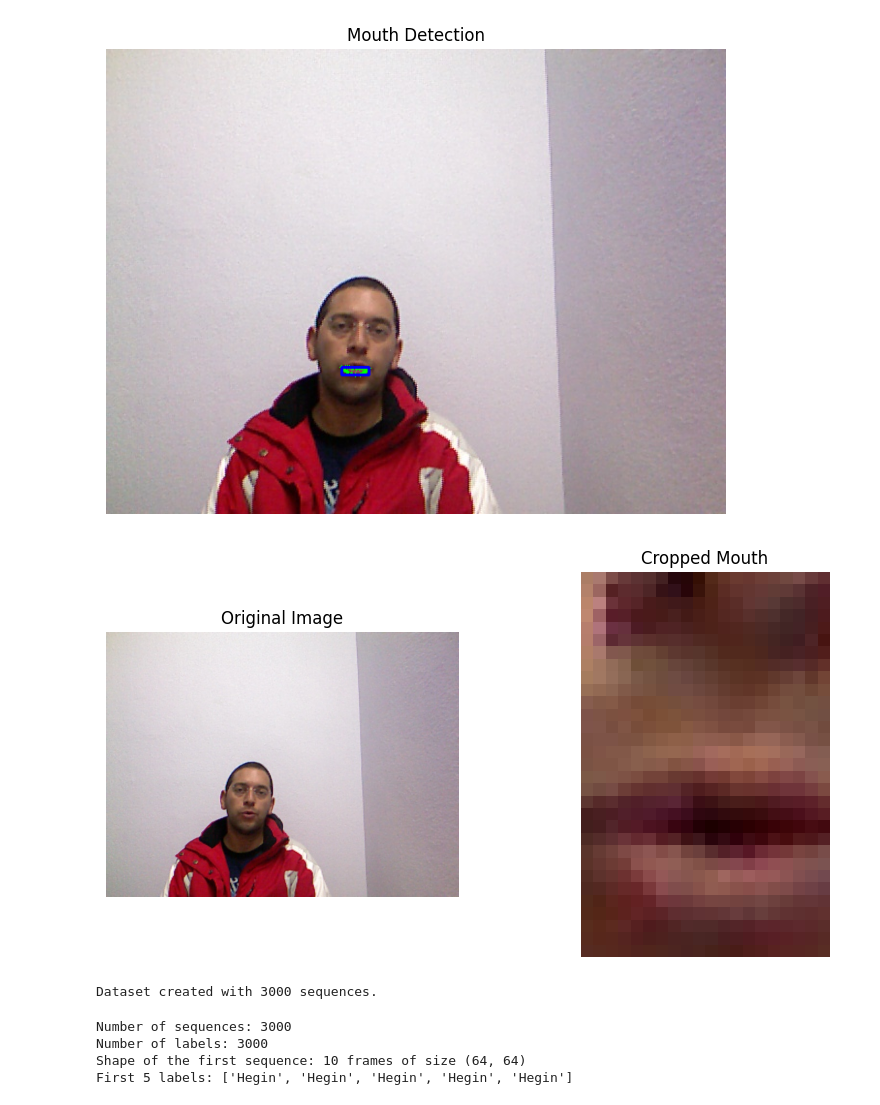
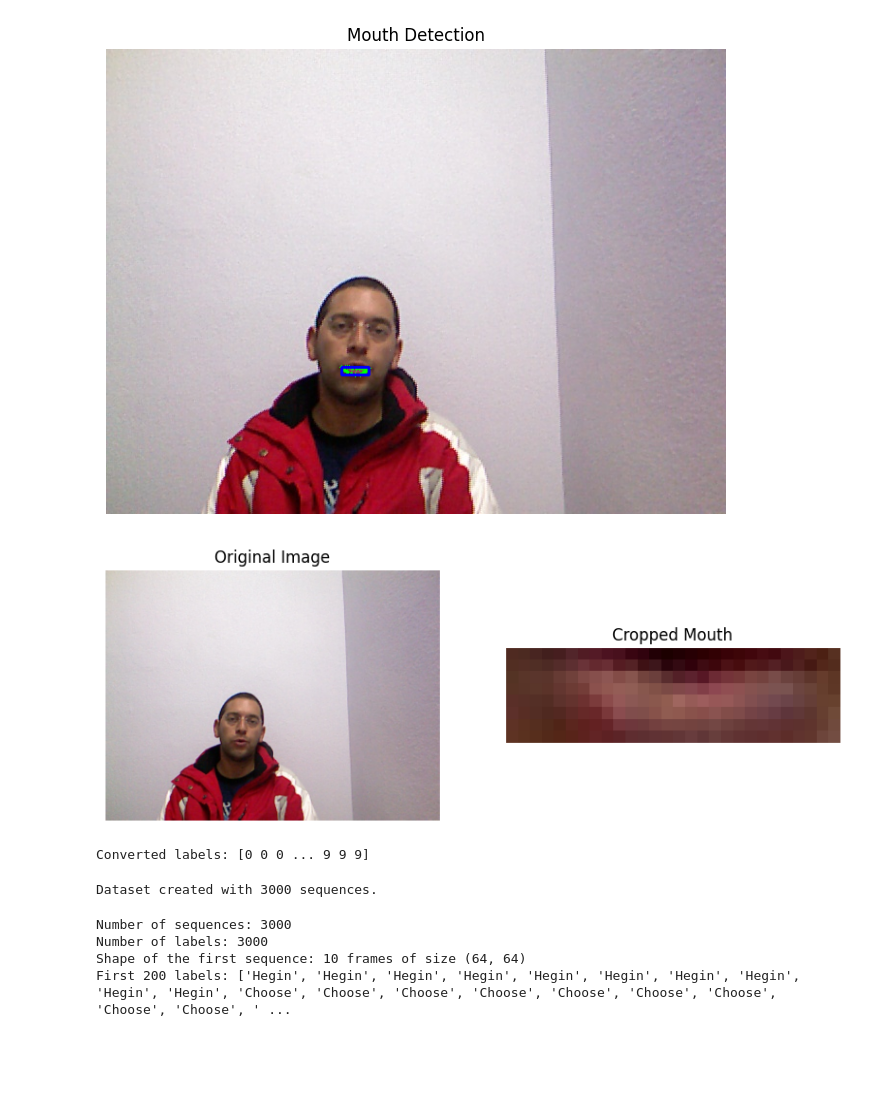
Before and after one commit to hatrigui/LipReading, a Jupyter notebook: LipReading.ipynb, the cells around one changed output. Saved outputs shown, nothing was run; the diff lists cells and outputs as text; code cells hidden in the pictures; blank space fills up the shorter version.

```diff
--- a/LipReading.ipynb
+++ b/LipReading.ipynb
@@ -72,7 +72,10 @@ def detect_and_crop_mouth(image):
     if results.multi_face_landmarks:
         for face_landmarks in results.multi_face_landmarks:
             # The mouth landmarks indices from Mediapipe face mesh
-            mouth_indices = list(range(78, 88)) + list(range(310, 319))  # These are the mouth landmarks
+            mouth_indices = [
+                61, 146, 91, 181, 84, 17, 314, 405, 321, 375, 291, 308,
+                324, 318, 402, 317, 14, 87, 178, 88, 95
+            ]
 
             # Get the coordinates of the mouth landmarks
             mouth_points = [(int(face_landmarks.landmark[i].x * image.shape[1]),
@@ -96,32 +99,32 @@ def detect_and_crop_mouth(image):
     return None
 
 def visualize_mouth_detection(image_path):
     # Read image
     image = cv2.imread(image_path)
 
     # Detect and crop the mouth
     cropped_mouth = detect_and_crop_mouth(image)
 
     if cropped_mouth is not None:
         # Display the original image and cropped mouth side by side
         plt.figure(figsize=(10, 5))
 
         plt.subplot(1, 2, 1)
         plt.imshow(cv2.cvtColor(image, cv2.COLOR_BGR2RGB))
         plt.axis('off')
         plt.title("Original Image")
 
         plt.subplot(1, 2, 2)
         plt.imshow(cv2.cvtColor(cropped_mouth, cv2.COLOR_BGR2RGB))
         plt.axis('off')
         plt.title("Cropped Mouth")
 
         plt.show()
     else:
         print("Mouth not detected in the image.")
 
 # Test the function on an example image
 visualize_mouth_detection("C:\\Users\\la7tim\\Downloads\\MIRACL-VC1_all_in_one\\M07\\phrases\\09\\10\\color_010.jpg")
 # %% [output]
-[figure, old version]
+[figure, new version]
 # %%
@@ -165 +177,21 @@ PHRASE_LABELS = {
+# %%
+# Assuming y contains a mix of word and sentence labels
+# Create a new y_numeric array where we convert string labels into numeric labels
+
+y_numeric = []
+for label in y:
+    if label in WORD_LABELS.values():
+        y_numeric.append(word_to_int[label])
+    elif label in PHRASE_LABELS.values():
+        y_numeric.append(phrase_to_int[label])
+    else:
+        raise ValueError(f"Unknown label {label} found in dataset!")
+
+# Convert to numpy array
+y_numeric = np.array(y_numeric)
+
+# Check that the conversion worked
+print("Converted labels:", y_numeric)
+# %% [output]
+Converted labels: [0 0 0 ... 9 9 9]
 # %%
@@ -217,10 +256,10 @@ Dataset created with 3000 sequences.
 print(f"Number of sequences: {len(X)}")
 print(f"Number of labels: {len(y)}")
 print(f"Shape of the first sequence: {len(X[0])} frames of size {X[0][0].shape}")
-print(f"First 5 labels: {y[:5]}")
+print(f"First 200 labels: {y[:200]}")
 # %% [output]
 Number of sequences: 3000
 Number of labels: 3000
 Shape of the first sequence: 10 frames of size (64, 64)
-First 5 labels: ['Hegin', 'Hegin', 'Hegin', 'Hegin', 'Hegin']
+First 200 labels: ['Hegin', 'Hegin', 'Hegin', 'Hegin', 'Hegin', 'Hegin', 'Hegin', 'Hegin', 'Hegin', 'Hegin', 'Choose', 'Choose', 'Choose', 'Choose', 'Choose', 'Choose', 'Choose', 'Choose', 'Choose', ' ...
 # %%
```
Also changed, not shown: parts of 9 cells of this notebook.
